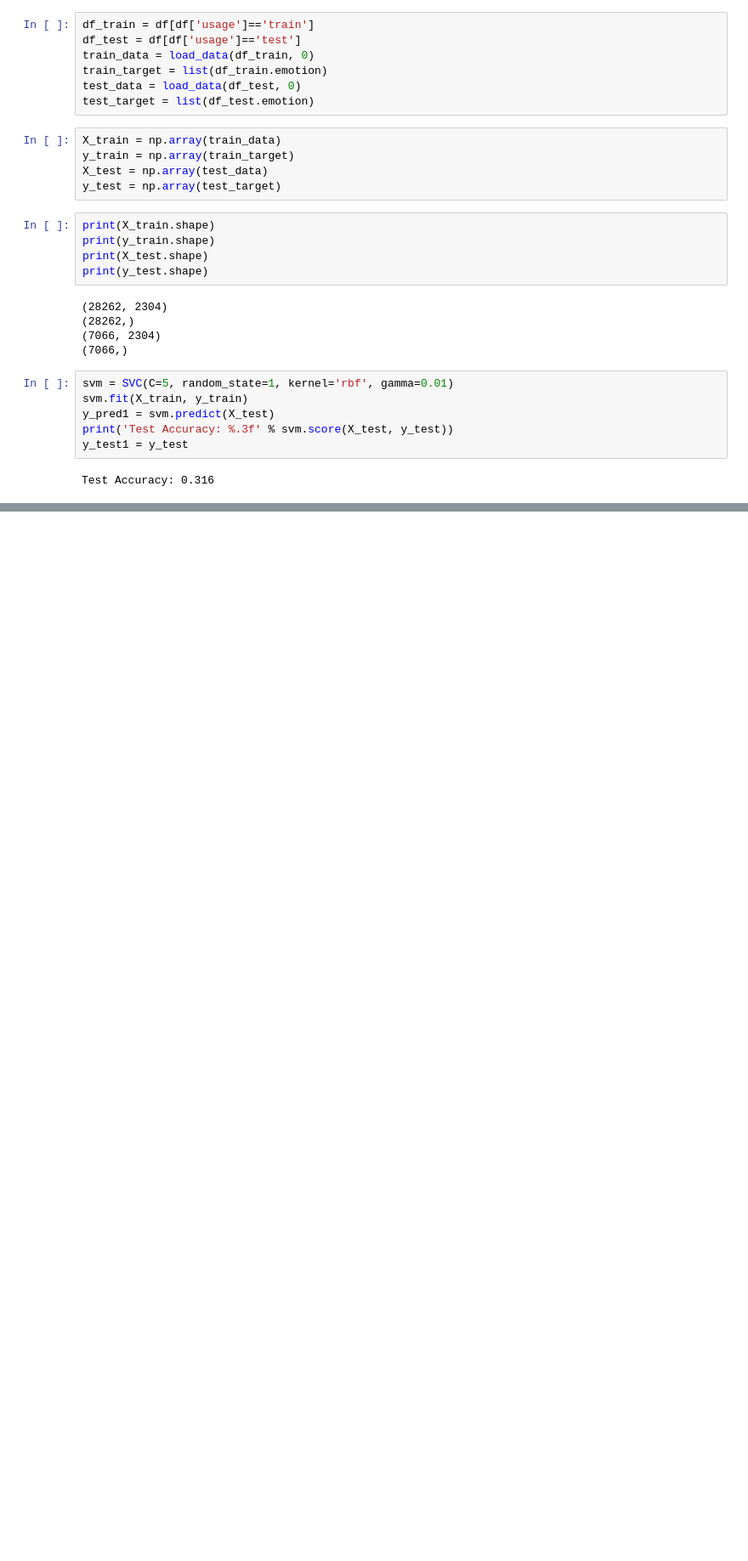
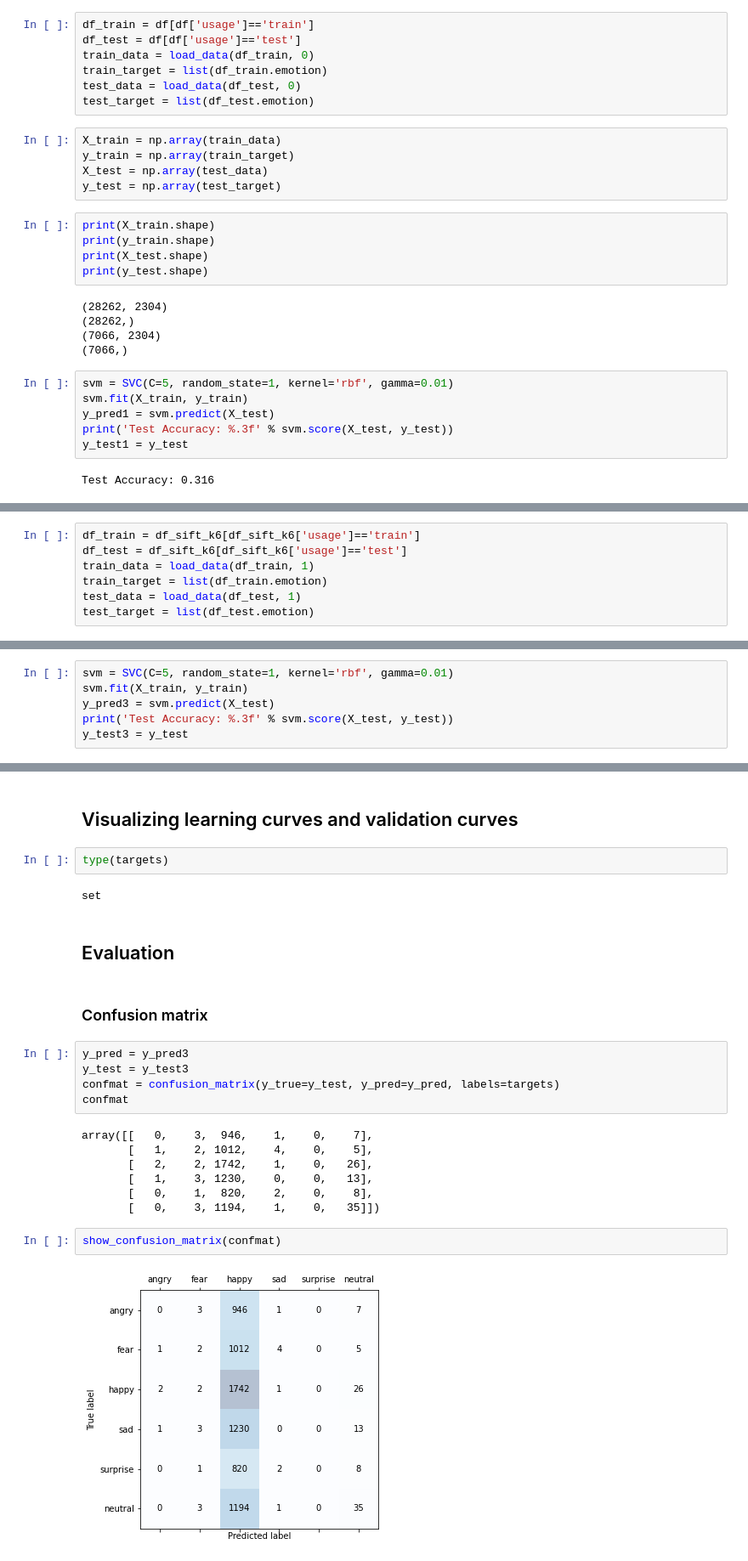
Before and after one commit to chikakoto/facial-expression-recognition, a Jupyter notebook: notebooks/4.0_SVM.ipynb, the cells around one changed output, grey strips where cells are left out. Shown at 85% size. Drawn from its saved outputs; the diff is of its cells as text; blank space fills up the shorter version.

```diff
--- a/notebooks/4.0_SVM.ipynb
+++ b/notebooks/4.0_SVM.ipynb
@@ -151,0 +266,7 @@ print(classification_report(y_test, y_pred, target_names=targets))
+# %%
+df_train = df_sift_k6[df_sift_k6['usage']=='train']
+df_test = df_sift_k6[df_sift_k6['usage']=='test']
+train_data = load_data(df_train, 1)
+train_target = list(df_train.emotion)
+test_data = load_data(df_test, 1)
+test_target = list(df_test.emotion)
@@ -151,0 +288,6 @@ print(classification_report(y_test, y_pred, target_names=targets))
+# %%
+svm = SVC(C=5, random_state=1, kernel='rbf', gamma=0.01)
+svm.fit(X_train, y_train)
+y_pred3 = svm.predict(X_test)
+print('Test Accuracy: %.3f' % svm.score(X_test, y_test))
+y_test3 = y_test
@@ -151,0 +298,26 @@ print(classification_report(y_test, y_pred, target_names=targets))
+# %% [markdown]
+## Visualizing learning curves and validation curves
+# %%
+type(targets)
+# %% [output]
+set
+# %% [markdown]
+## Evaluation
+# %% [markdown]
+### Confusion matrix
+# %%
+y_pred = y_pred3
+y_test = y_test3
+confmat = confusion_matrix(y_true=y_test, y_pred=y_pred, labels=targets)
+confmat
+# %% [output]
+array([[   0,    3,  946,    1,    0,    7],
+       [   1,    2, 1012,    4,    0,    5],
+       [   2,    2, 1742,    1,    0,   26],
+       [   1,    3, 1230,    0,    0,   13],
+       [   0,    1,  820,    2,    0,    8],
+       [   0,    3, 1194,    1,    0,   35]])
+# %%
+show_confusion_matrix(confmat)
+# %% [output]
+[figure, added]
```
Also changed, not shown: parts of 77 cells of this notebook, 1 other file.
